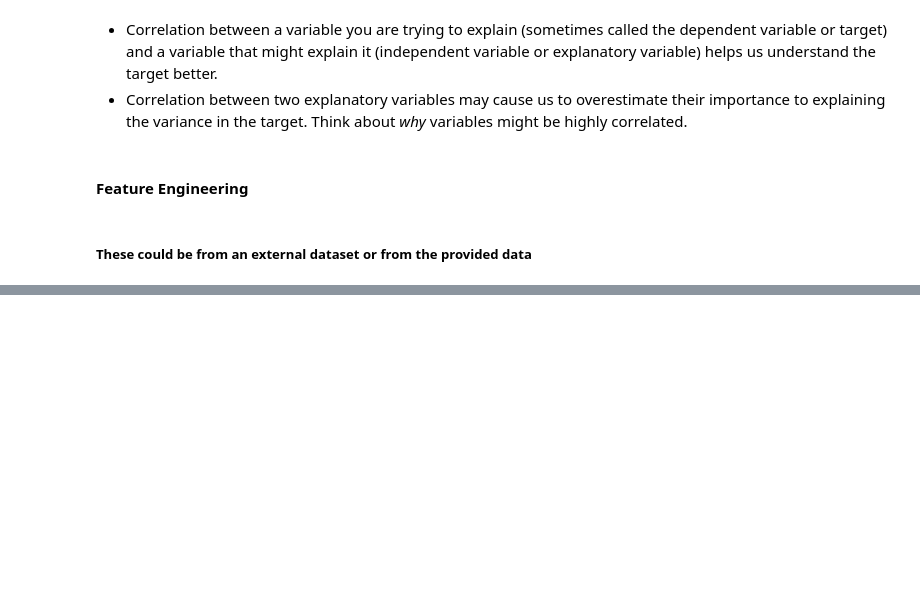
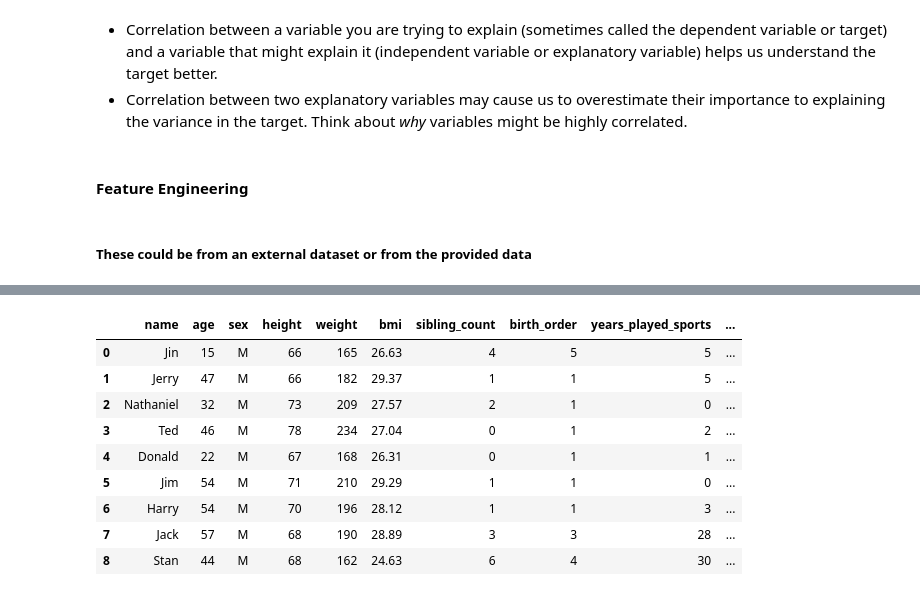
Before and after one commit to NSS-Data-Instructional-Stuff/data-analytics, a Jupyter notebook: notebooks/stats_for_data_analytics.ipynb, the cells around one changed output, grey strips where cells are left out. Saved outputs shown, nothing was run; the diff lists cells and outputs as text; code cells hidden in the pictures; blank space fills up the shorter version.

```diff
--- a/notebooks/stats_for_data_analytics.ipynb
+++ b/notebooks/stats_for_data_analytics.ipynb
@@ -144,0 +149,3 @@ people_df.corr()
+# %%
+men_bmi_age = pd.read_csv('../data/men_bmi_age.csv')
+women_bmi_age = pd.read_csv('../data/women_bmi_age.csv')
@@ -144,0 +170,4 @@ people_df.corr()
+# %%
+people_df_men = people_df[people_df['sex'] == 'M']
+people_df_women = people_df[people_df['sex'] == 'F']
+people_df_unk = people_df[~people_df['sex'].isin(['M', 'F'])]
@@ -144,0 +189,13 @@ people_df.corr()
+# %%
+people_df_men
+# %% [output]
+|  | name | age | sex | height | weight | bmi | sibling_count | birth_order | years_played_sports | ... |
+| 0 | Jin | 15 | M | 66 | 165 | 26.63 | 4 | 5 | 5 | ... |
+| 1 | Jerry | 47 | M | 66 | 182 | 29.37 | 1 | 1 | 5 | ... |
+| 2 | Nathaniel | 32 | M | 73 | 209 | 27.57 | 2 | 1 | 0 | ... |
+| 3 | Ted | 46 | M | 78 | 234 | 27.04 | 0 | 1 | 2 | ... |
+| 4 | Donald | 22 | M | 67 | 168 | 26.31 | 0 | 1 | 1 | ... |
+| 5 | Jim | 54 | M | 71 | 210 | 29.29 | 1 | 1 | 0 | ... |
+| 6 | Harry | 54 | M | 70 | 196 | 28.12 | 1 | 1 | 3 | ... |
+| 7 | Jack | 57 | M | 68 | 190 | 28.89 | 3 | 3 | 28 | ... |
+| 8 | Stan | 44 | M | 68 | 162 | 24.63 | 6 | 4 | 30 | ... |
```
Also changed, not shown: parts of 17 cells of this notebook.
